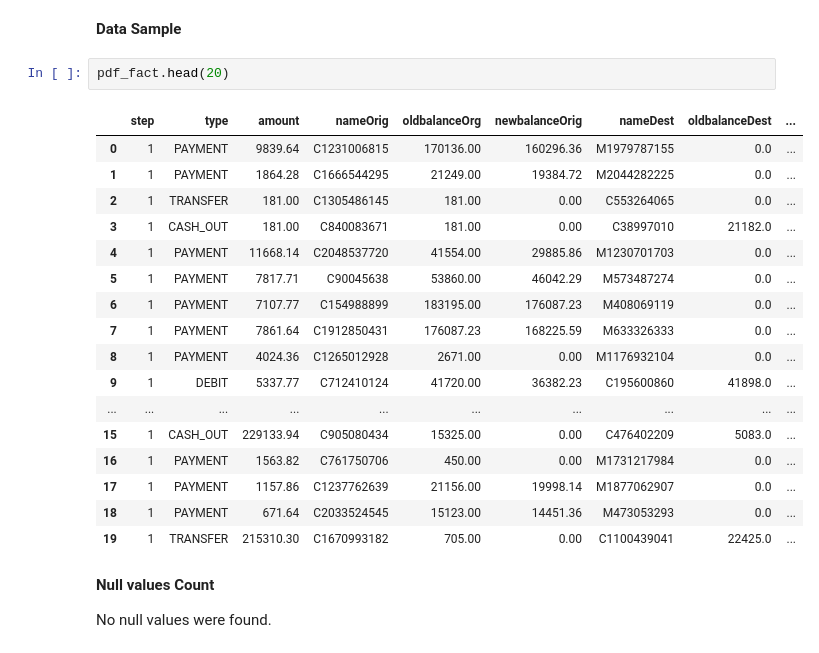
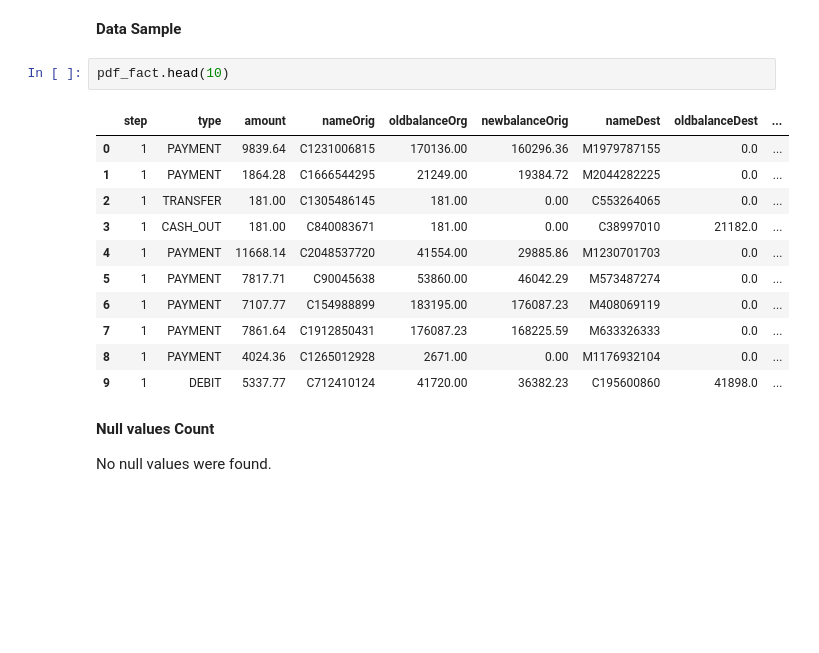
Before and after one commit to JeanRosselVallee/Kafka_Fraud, a Jupyter notebook: src/nbook_data_explorer.ipynb, the cells around one changed output. Drawn from its saved outputs; the diff is of its cells as text; blank space fills up the shorter version.

```diff
--- a/src/nbook_data_explorer.ipynb
+++ b/src/nbook_data_explorer.ipynb
@@ -118,25 +112,19 @@ pandas.DataFrame(pdf_fact.dtypes
 # %% [markdown]
 **Data Sample**
 # %%
-pdf_fact.head(20)
+pdf_fact.head(10)
 # %% [output]
 |  | step | type | amount | nameOrig | oldbalanceOrg | newbalanceOrig | nameDest | oldbalanceDest | ... |
 | 0 | 1 | PAYMENT | 9839.64 | C1231006815 | 170136.00 | 160296.36 | M1979787155 | 0.0 | ... |
 | 1 | 1 | PAYMENT | 1864.28 | C1666544295 | 21249.00 | 19384.72 | M2044282225 | 0.0 | ... |
 | 2 | 1 | TRANSFER | 181.00 | C1305486145 | 181.00 | 0.00 | C553264065 | 0.0 | ... |
 | 3 | 1 | CASH_OUT | 181.00 | C840083671 | 181.00 | 0.00 | C38997010 | 21182.0 | ... |
 | 4 | 1 | PAYMENT | 11668.14 | C2048537720 | 41554.00 | 29885.86 | M1230701703 | 0.0 | ... |
 | 5 | 1 | PAYMENT | 7817.71 | C90045638 | 53860.00 | 46042.29 | M573487274 | 0.0 | ... |
 | 6 | 1 | PAYMENT | 7107.77 | C154988899 | 183195.00 | 176087.23 | M408069119 | 0.0 | ... |
 | 7 | 1 | PAYMENT | 7861.64 | C1912850431 | 176087.23 | 168225.59 | M633326333 | 0.0 | ... |
 | 8 | 1 | PAYMENT | 4024.36 | C1265012928 | 2671.00 | 0.00 | M1176932104 | 0.0 | ... |
 | 9 | 1 | DEBIT | 5337.77 | C712410124 | 41720.00 | 36382.23 | C195600860 | 41898.0 | ... |
-| ... | ... | ... | ... | ... | ... | ... | ... | ... | ... |
-| 15 | 1 | CASH_OUT | 229133.94 | C905080434 | 15325.00 | 0.00 | C476402209 | 5083.0 | ... |
-| 16 | 1 | PAYMENT | 1563.82 | C761750706 | 450.00 | 0.00 | M1731217984 | 0.0 | ... |
-| 17 | 1 | PAYMENT | 1157.86 | C1237762639 | 21156.00 | 19998.14 | M1877062907 | 0.0 | ... |
-| 18 | 1 | PAYMENT | 671.64 | C2033524545 | 15123.00 | 14451.36 | M473053293 | 0.0 | ... |
-| 19 | 1 | TRANSFER | 215310.30 | C1670993182 | 705.00 | 0.00 | C1100439041 | 22425.0 | ... |
 # %% [markdown]
 **Null values Count**
 
```
Also changed, not shown: parts of 3 cells of this notebook, 1 other file.
